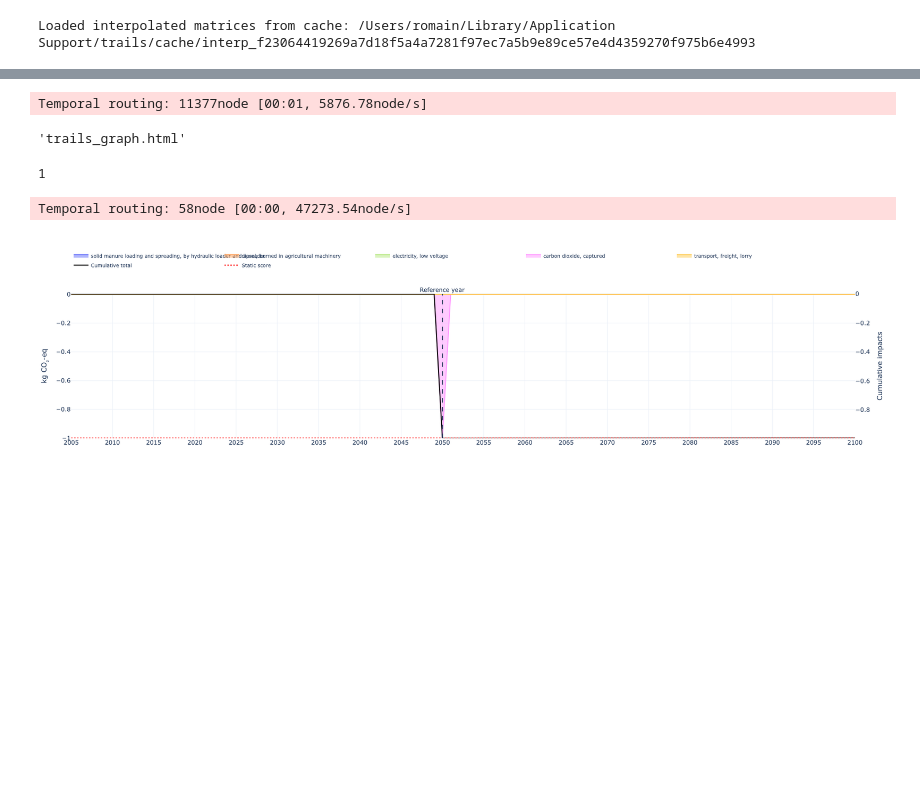
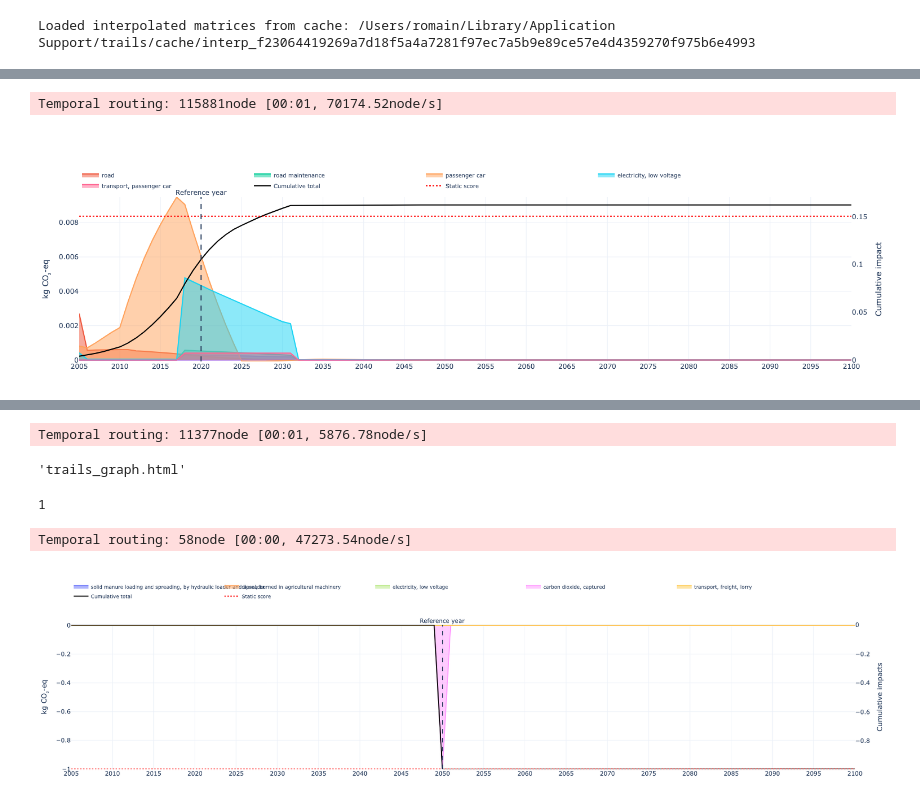
Before and after one commit to Laboratory-for-Energy-Systems-Analysis/trails, a Jupyter notebook: dev/example/ecoinvent example.ipynb, the cells around one changed output, grey strips where cells are left out. Saved outputs shown, nothing was run; the diff lists cells and outputs as text; code cells hidden in the pictures; blank space fills up the shorter version.

```diff
--- a/dev/example/ecoinvent example.ipynb
+++ b/dev/example/ecoinvent example.ipynb
@@ -58,0 +36,53 @@ Type:      function
+# %%
+from trails.characterization import build_instant_radiative_forcing
+from trails.plotting import plot_temporal_graph
+
+ref_year = 2025
+idx=37275
+
+trails.temporal_routing(
+  start_year=ref_year,
+  start_act_idx=idx,
+  amount=1,
+  max_depth=3,
+  show_progress=True,
+  attribute_to_roots=True,
+)
+
+trails.lca(
+    methods=methods,
+    show_progress=True,
+    compute_score=True,
+    store_inventory=True,
+)
+
+trails.static_lca(
+    year=ref_year,
+    act_idx=idx,
+    methods=methods,
+)
+static_score = trails.static_score
+# %% [output]
+Temporal routing: 115881node [00:01, 70174.52node/s]
+# %%
+fig = plot_temporal_scores(
+    stacked=False,
+    legend_top_n=5,
+    show_flow_contributions=False,
+    trails=trails,
+    title="",
+    method_label="kg CO₂-eq",
+    cumulative=False,
+    width=550,
+    height=450,
+    year_tick=5,
+    year_range=(2005, 2100),
+    reference_year=2020,
+    show_cumulative_axis=True,
+    static_score=static_score,
+    static_score_dash= "dot",
+    static_score_color= "red",
+)
+fig.show()
+# %% [output]
+[figure, added]
```
Also changed, not shown: parts of 11 cells of this notebook, 8 other files.
